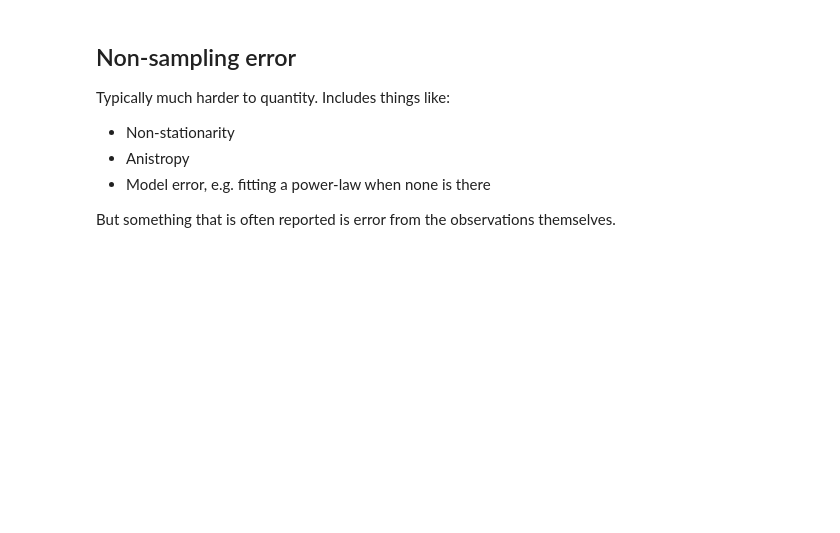
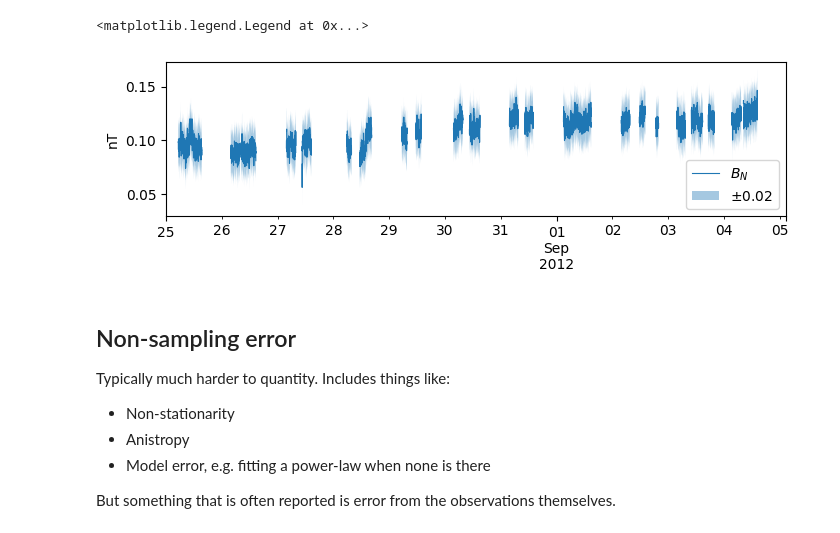
Before and after one commit to daniel-wrench/sf_gap_analysis, a Jupyter notebook: notebooks/uncertainty_demo_new.ipynb, the cells around one changed output. Drawn from its saved outputs; the diff is of its cells as text; code cells hidden in the pictures; blank space fills up the shorter version.

```diff
--- a/notebooks/uncertainty_demo_new.ipynb
+++ b/notebooks/uncertainty_demo_new.ipynb
@@ -6,0 +65,4 @@ In the case of turbulence analysis, these estimates are for parameters like the
+# %%
+v1_raw = pd.read_pickle("../data/interim/voyager/voyager1_lism_cleaned.pkl")
+v1_res = v1_raw.resample("48s").mean()
+v1_res.info()
@@ -7,3 +82,23 @@ In the case of turbulence analysis, these estimates are for parameters like the
+# %%
+# Extract and plot the subset we'll study
+v1_mag = v1_res["BN"].iloc[:20000]
+v1_err = 0.02
+
+plt.figure(figsize=(8, 2))
+v1_mag.plot(label="$B_N$", lw=0.8)
+
+plt.fill_between(
+    v1_mag.index,
+    v1_mag - v1_err,
+    v1_mag + v1_err,
+    alpha=0.4,
+    label=f"$\pm {v1_err}$",
+)
+plt.ylabel("nT")
+plt.legend()
+# %% [output]
+<matplotlib.legend.Legend at 0x...>
+[figure, added]
 # %% [markdown]
 ## Non-sampling error
 
```
Also changed, not shown: parts of 36 cells of this notebook.
